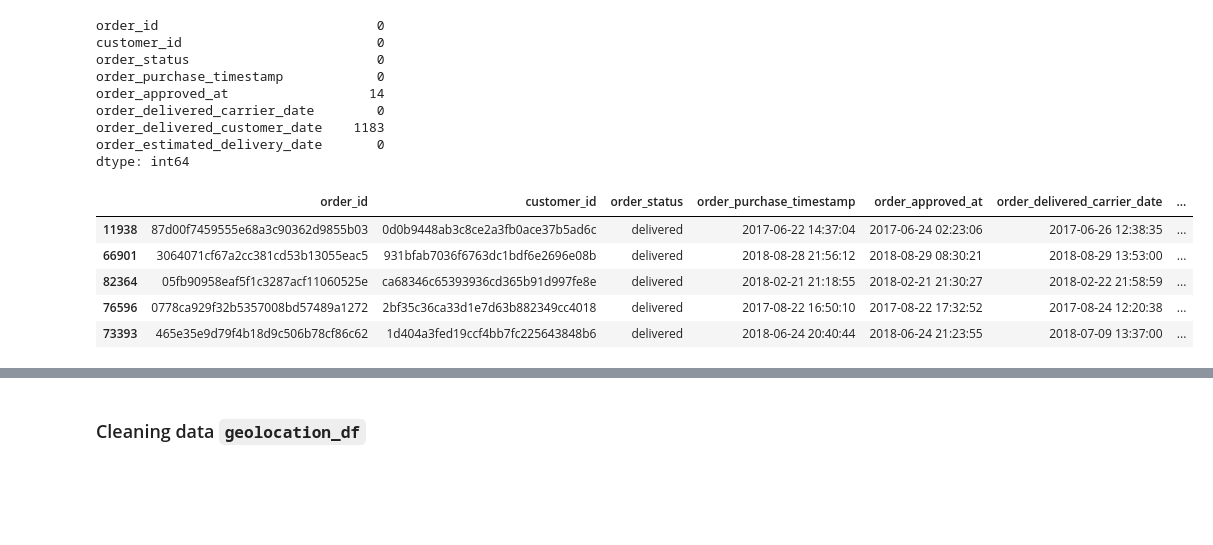
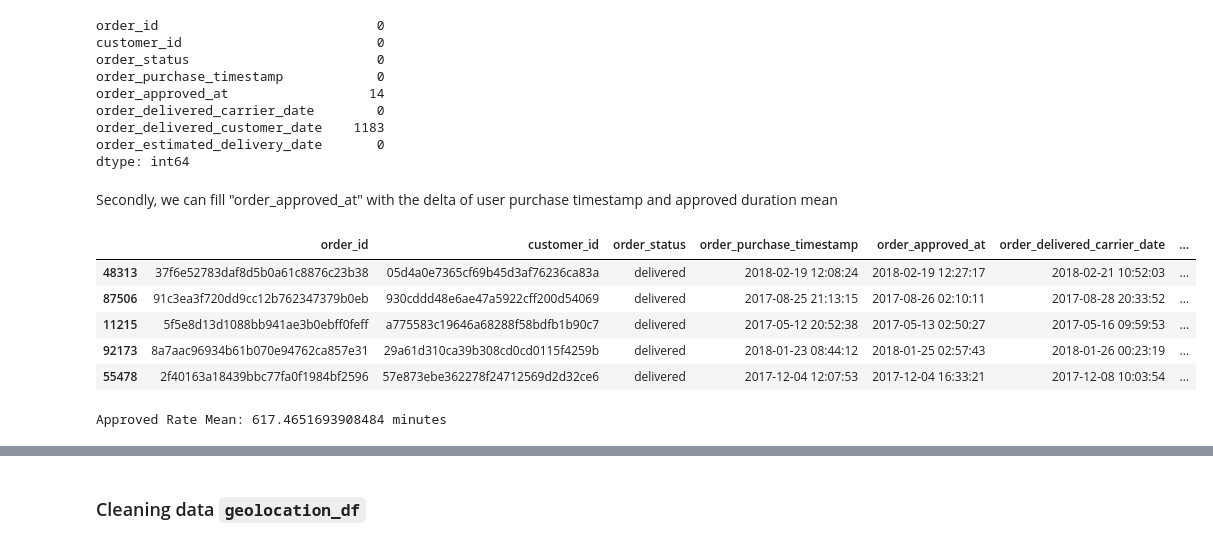
Before and after one commit to naufalmuafi/e-commerce_analysis_project, a Jupyter notebook: main.ipynb, the cells around one changed output, grey strips where cells are left out. Drawn from its saved outputs; the diff is of its cells as text; code cells hidden in the pictures; blank space fills up the shorter version.

Commit message:
add: order_df cleaning

```diff
--- a/main.ipynb
+++ b/main.ipynb
@@ -667,16 +676,18 @@ order_delivered_carrier_date        0
 order_delivered_customer_date    1183
 order_estimated_delivery_date       0
 dtype: int64
+# %% [markdown]
+Secondly, we can fill "order_approved_at" with the delta of user purchase timestamp and approved duration mean
 # %%
-orders_df['order_approved_at'] = pd.to_datetime(orders_df['order_approved_at'], errors='coerce')
+orders_df['order_approved_at'] = pd.to_datetime(orders_df['order_approved_at'])
 approved_rate = orders_df['order_approved_at'] - orders_df['order_purchase_timestamp']
 approved_rate = approved_rate.apply(lambda x: x.total_seconds())
-orders_df['approved_rate'] = round(approved_rate/3600)
+orders_df['approved_rate'] = round(approved_rate/60)
 orders_df.sample(5)
 # %% [output]
 |  | order_id | customer_id | order_status | order_purchase_timestamp | order_approved_at | order_delivered_carrier_date | ... |
-| 11938 | 87d00f7459555e68a3c90362d9855b03 | 0d0b9448ab3c8ce2a3fb0ace37b5ad6c | delivered | 2017-06-22 14:37:04 | 2017-06-24 02:23:06 | 2017-06-26 12:38:35 | ... |
-| 66901 | 3064071cf67a2cc381cd53b13055eac5 | 931bfab7036f6763dc1bdf6e2696e08b | delivered | 2018-08-28 21:56:12 | 2018-08-29 08:30:21 | 2018-08-29 13:53:00 | ... |
-| 82364 | 05fb90958eaf5f1c3287acf11060525e | ca68346c65393936cd365b91d997fe8e | delivered | 2018-02-21 21:18:55 | 2018-02-21 21:30:27 | 2018-02-22 21:58:59 | ... |
-| 76596 | 0778ca929f32b5357008bd57489a1272 | 2bf35c36ca33d1e7d63b882349cc4018 | delivered | 2017-08-22 16:50:10 | 2017-08-22 17:32:52 | 2017-08-24 12:20:38 | ... |
-| 73393 | 465e35e9d79f4b18d9c506b78cf86c62 | 1d404a3fed19ccf4bb7fc225643848b6 | delivered | 2018-06-24 20:40:44 | 2018-06-24 21:23:55 | 2018-07-09 13:37:00 | ... |
+| 48313 | 37f6e52783daf8d5b0a61c8876c23b38 | 05d4a0e7365cf69b45d3af76236ca83a | delivered | 2018-02-19 12:08:24 | 2018-02-19 12:27:17 | 2018-02-21 10:52:03 | ... |
+| 87506 | 91c3ea3f720dd9cc12b762347379b0eb | 930cddd48e6ae47a5922cff200d54069 | delivered | 2017-08-25 21:13:15 | 2017-08-26 02:10:11 | 2017-08-28 20:33:52 | ... |
+| 11215 | 5f5e8d13d1088bb941ae3b0ebff0feff | a775583c19646a68288f58bdfb1b90c7 | delivered | 2017-05-12 20:52:38 | 2017-05-13 02:50:27 | 2017-05-16 09:59:53 | ... |
+| 92173 | 8a7aac96934b61b070e94762ca857e31 | 29a61d310ca39b308cd0cd0115f4259b | delivered | 2018-01-23 08:44:12 | 2018-01-25 02:57:43 | 2018-01-26 00:23:19 | ... |
+| 55478 | 2f40163a18439bbc77fa0f1984bf2596 | 57e873ebe362278f24712569d2d32ce6 | delivered | 2017-12-04 12:07:53 | 2017-12-04 16:33:21 | 2017-12-08 10:03:54 | ... |
@@ -685,0 +694,13 @@ orders_df.sample(5)
+# %%
+mean_approved_rate = orders_df["approved_rate"].mean()
+print(f"Approved Rate Mean: {mean_approved_rate} minutes")
+
+orders_df['order_approved_at'].fillna(
+    value=orders_df['order_purchase_timestamp'] +
+    pd.to_timedelta(mean_approved_rate, unit='m'),
+    inplace=True
+)
+
+orders_df.drop("approved_rate", axis=1, inplace=True)
+# %% [output]
+Approved Rate Mean: 617.4651693908484 minutes
```
Also changed, not shown: parts of 15 cells of this notebook.
